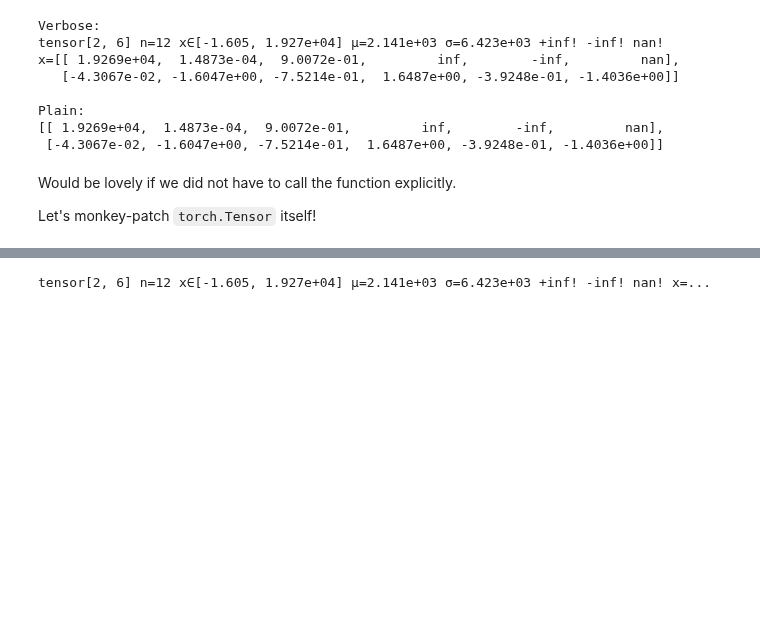
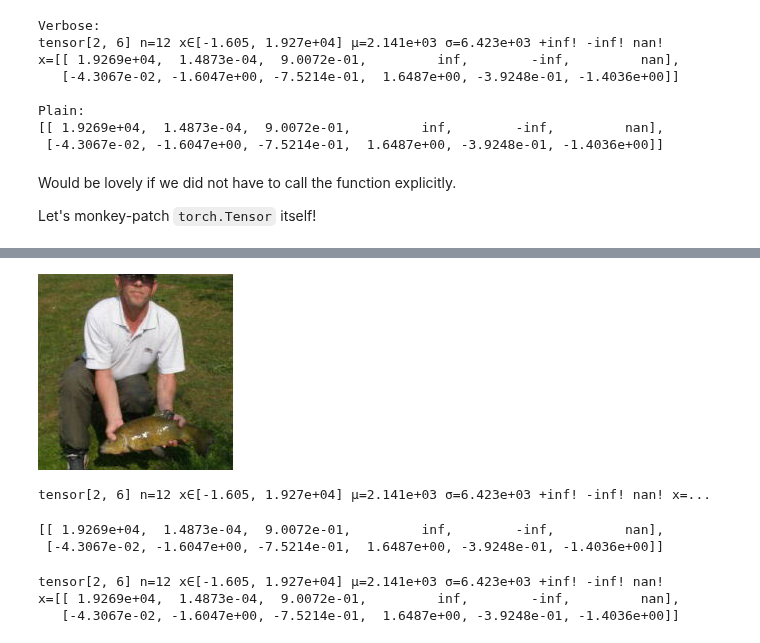
Before and after one commit to xl0/lovely-tensors, a Jupyter notebook: nbs/00_tensors.ipynb, the cells around one changed output, grey strips where cells are left out. Cells and saved outputs as stored; diff of their text form; code cells hidden in the pictures; blank space fills up the shorter version.

```diff
--- a/nbs/00_tensors.ipynb
+++ b/nbs/00_tensors.ipynb
@@ -270,0 +266,4 @@ def monkey_patch(cls=torch.Tensor):
+# %%
+rgb(numbers, denorm=in_stats)
+# %% [output]
+[figure, added]
@@ -275,3 +298,14 @@ monkey_patch()
 t
 # %% [output]
 tensor[2, 6] n=12 x∈[-1.605, 1.927e+04] μ=2.141e+03 σ=6.423e+03 +inf! -inf! nan! x=...
+# %%
+t.plain
+# %% [output]
+[[ 1.9269e+04,  1.4873e-04,  9.0072e-01,         inf,        -inf,         nan],
+ [-4.3067e-02, -1.6047e+00, -7.5214e-01,  1.6487e+00, -3.9248e-01, -1.4036e+00]]
+# %%
+t.verbose
+# %% [output]
+tensor[2, 6] n=12 x∈[-1.605, 1.927e+04] μ=2.141e+03 σ=6.423e+03 +inf! -inf! nan!
+x=[[ 1.9269e+04,  1.4873e-04,  9.0072e-01,         inf,        -inf,         nan],
+   [-4.3067e-02, -1.6047e+00, -7.5214e-01,  1.6487e+00, -3.9248e-01, -1.4036e+00]]
```
Also changed, not shown: parts of 11 cells of this notebook, 9 other files.
